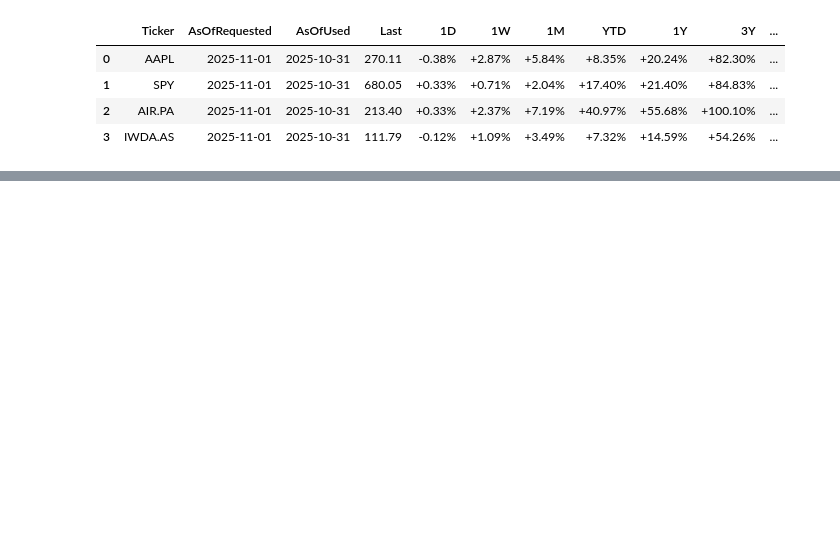
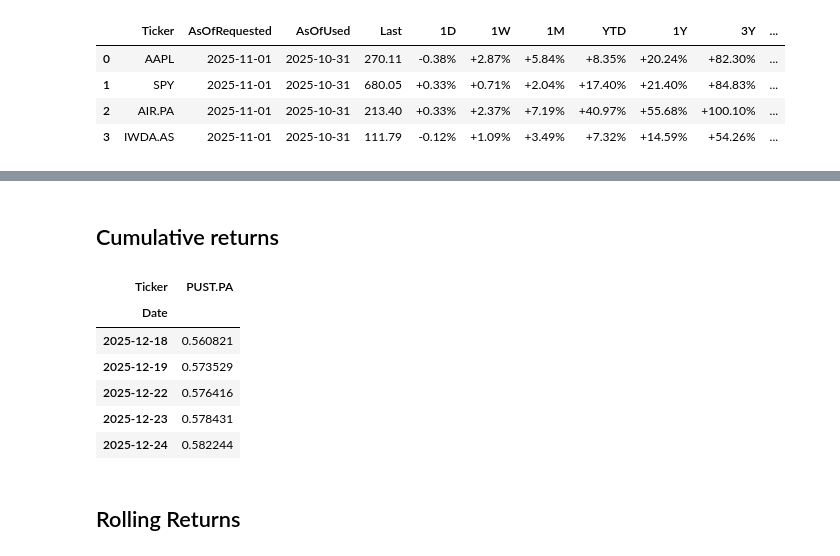
Before and after one commit to Vincent-Bulut/kitt, a Jupyter notebook: notebooks/analytics.ipynb, the cells around one changed output, grey strips where cells are left out. Drawn from its saved outputs; the diff is of its cells as text; code cells hidden in the pictures; blank space fills up the shorter version.

```diff
--- a/notebooks/analytics.ipynb
+++ b/notebooks/analytics.ipynb
@@ -95,0 +278,2 @@ df.style.format({**{"Last":"{:.2f}"}, **{c:"{:+.2f}%" for c in pct_cols}})
+# %% [markdown]
+## Cumulative returns
@@ -95,0 +314,48 @@ df.style.format({**{"Last":"{:.2f}"}, **{c:"{:+.2f}%" for c in pct_cols}})
+# %%
+import yfinance as yf
+
+def yahoo_cumulative_return(
+    ticker: str,
+    start_date: str,
+    end_date: str
+) -> pd.Series:
+    """
+    Cumulative return basé sur la clôture ajustée Yahoo Finance.
+    """
+
+    df = yf.download(
+        ticker,
+        start=start_date,
+        end=pd.to_datetime(end_date) + pd.Timedelta(days=1),
+        auto_adjust=True,   # <<< clé
+        progress=False
+    )
+
+    if df.empty:
+        raise ValueError(f"No data returned for {ticker}")
+
+    prices = df["Close"]
+
+    return cumulative_return_from_prices(
+        prices=prices,
+        start_date=start_date,
+        end_date=end_date
+    )
+# %%
+cumret = yahoo_cumulative_return(
+    ticker="PUST.PA",
+    start_date="2023-11-01",
+    end_date="2025-12-26"
+)
+
+cumret.tail()
+# %% [output]
+| Ticker | PUST.PA |
+| Date |  |
+| 2025-12-18 | 0.560821 |
+| 2025-12-19 | 0.573529 |
+| 2025-12-22 | 0.576416 |
+| 2025-12-23 | 0.578431 |
+| 2025-12-24 | 0.582244 |
+# %% [markdown]
+## Rolling Returns
```
Also changed, not shown: parts of 40 cells of this notebook, 1 other file.
